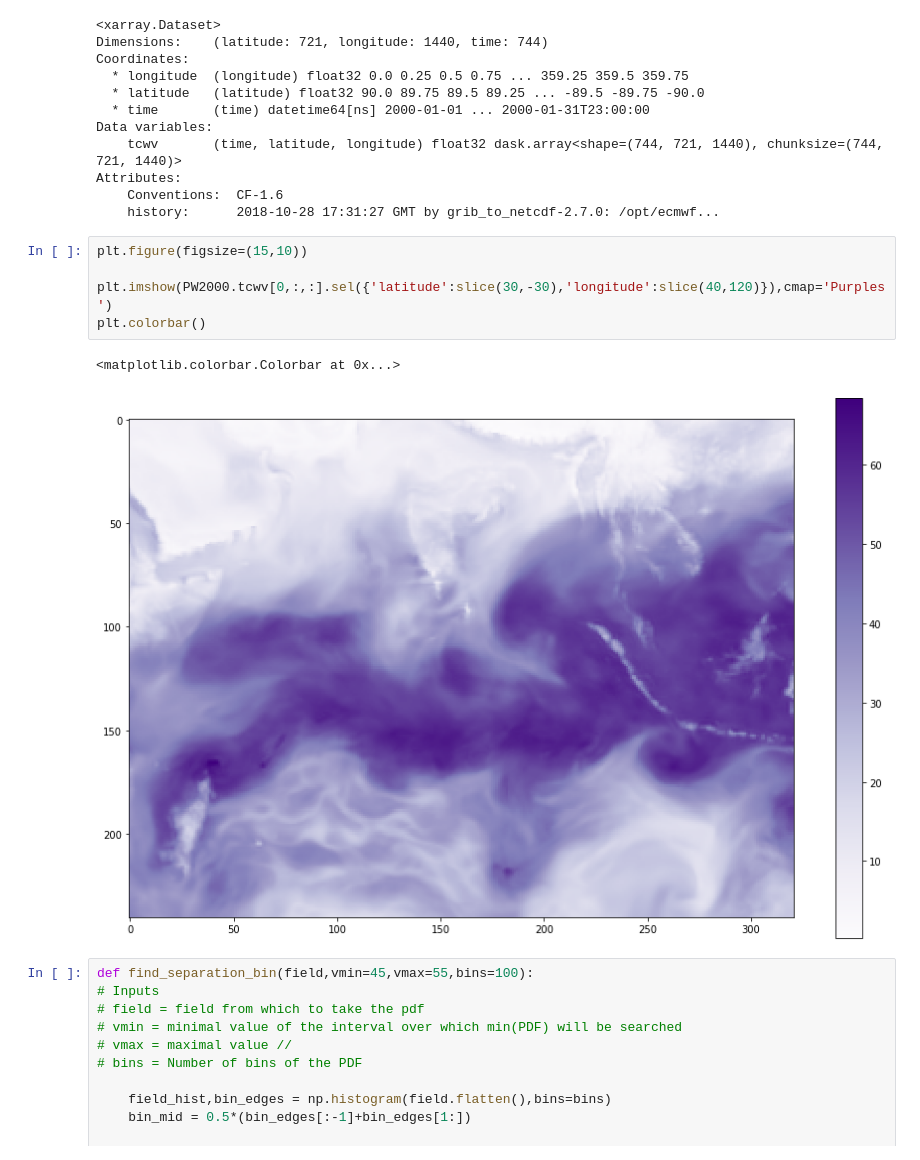
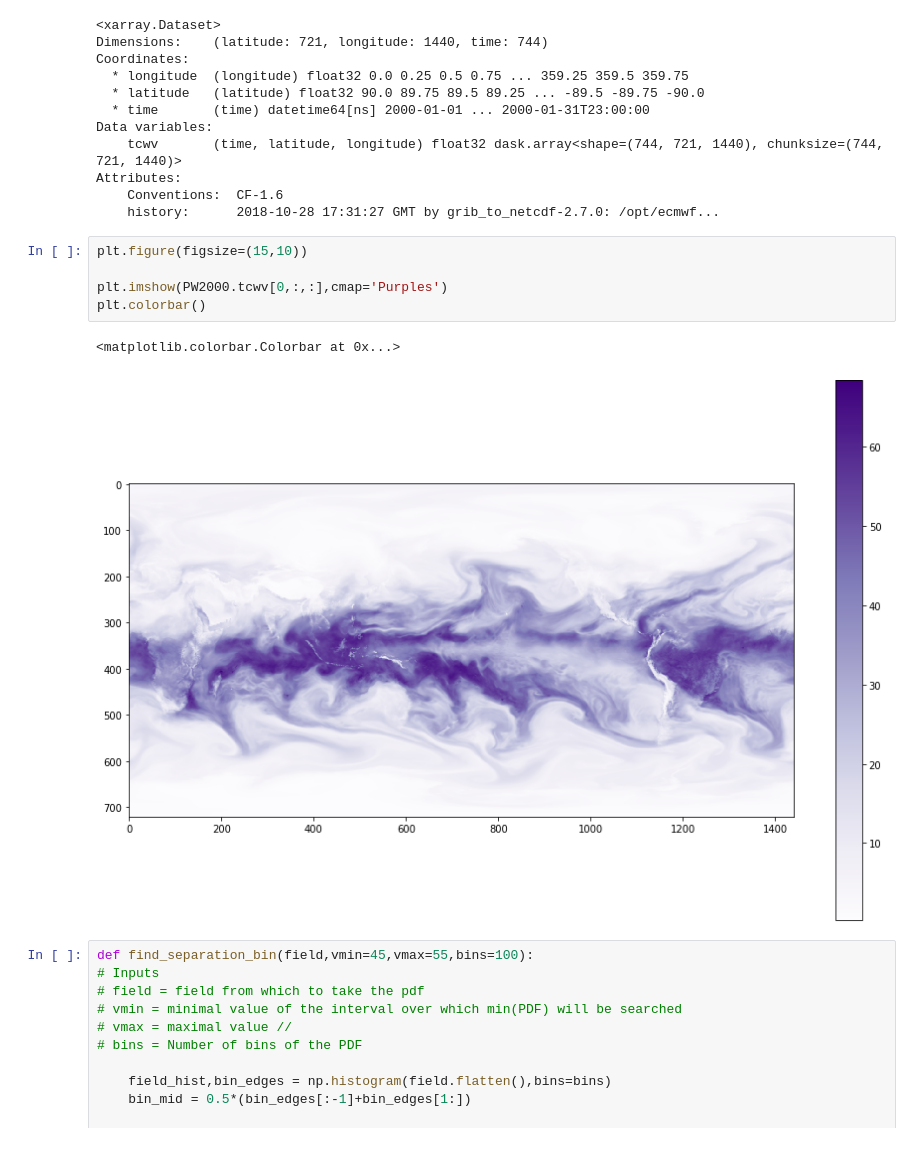
Before and after one commit to tbeucler/2019_WMI, a Jupyter notebook: dev/tbeucler/001_Analyze_PW.ipynb, the cells around one changed output. Drawn from its saved outputs; the diff is of its cells as text.

```diff
--- a/dev/tbeucler/001_Analyze_PW.ipynb
+++ b/dev/tbeucler/001_Analyze_PW.ipynb
@@ -34,11 +34,11 @@ Attributes:
 # %%
 plt.figure(figsize=(15,10))
 
-plt.imshow(PW2000.tcwv[0,:,:].sel({'latitude':slice(30,-30),'longitude':slice(40,120)}),cmap='Purples')
+plt.imshow(PW2000.tcwv[0,:,:],cmap='Purples')
 plt.colorbar()
 # %% [output]
 <matplotlib.colorbar.Colorbar at 0x...>
-[figure, old version]
+[figure, new version]
 # %%
 def find_separation_bin(field,vmin=45,vmax=55,bins=100):
 # Inputs
```
Also changed, not shown: parts of 6 cells of this notebook.
